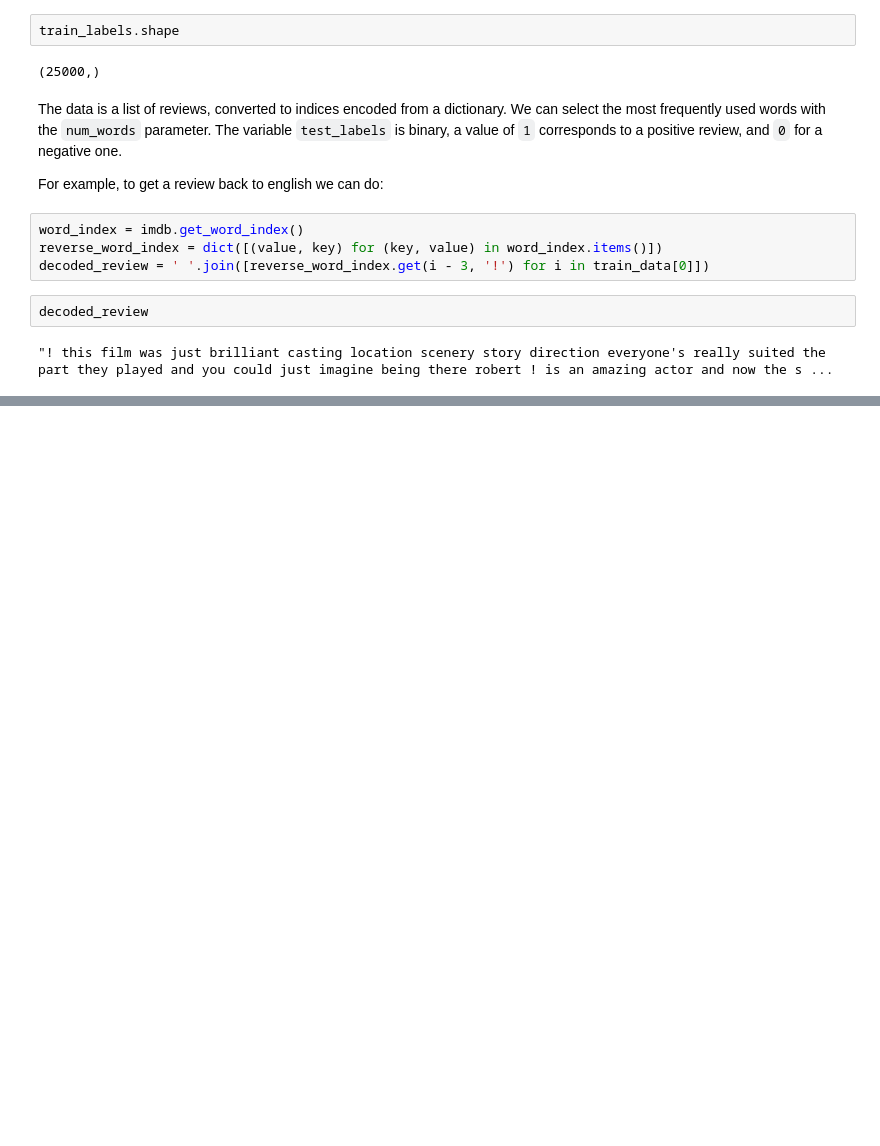
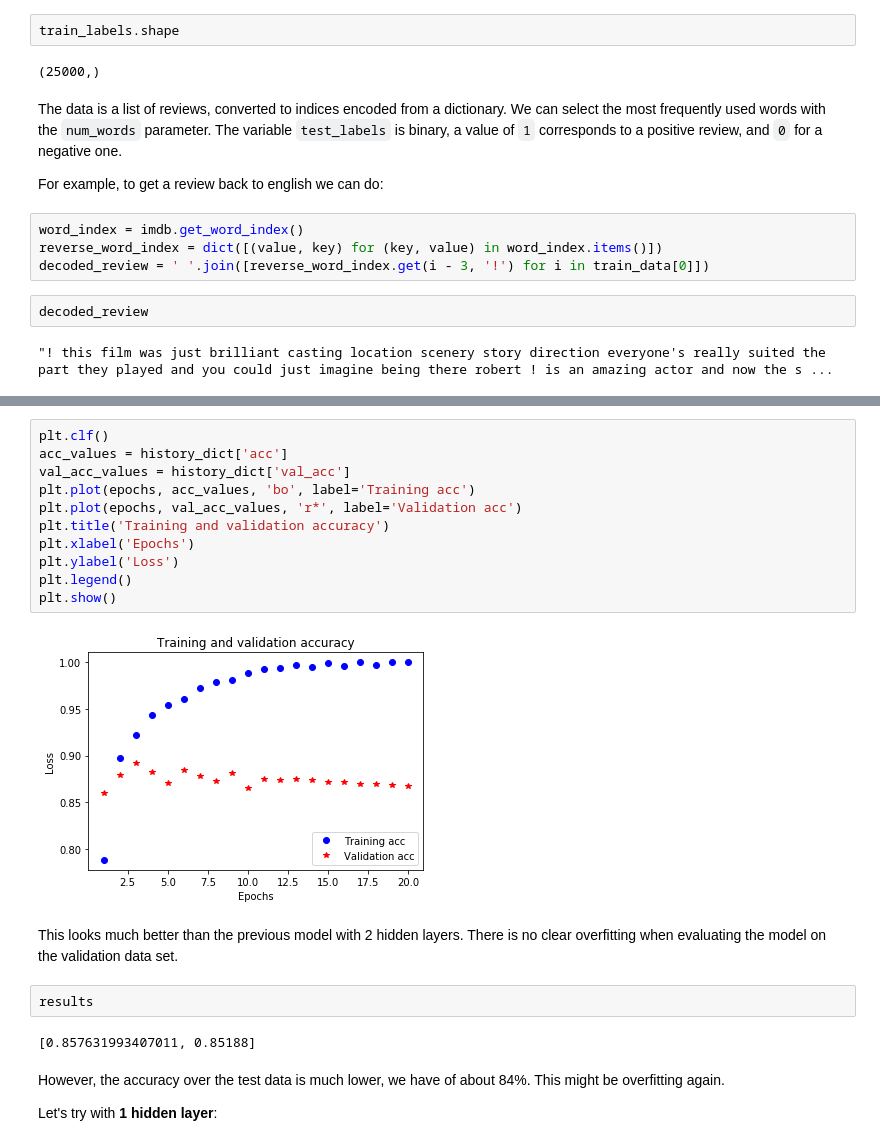
Before and after one commit to fd0livar/DL_python_tf_keras, a Jupyter notebook: Classif_binary_imdb.ipynb, the cells around one changed output, grey strips where cells are left out. Cells and saved outputs as stored; diff of their text form; blank space fills up the shorter version.

```diff
--- a/Classif_binary_imdb.ipynb
+++ b/Classif_binary_imdb.ipynb
@@ -39,0 +262,23 @@ As we can't pass list of integer to a NN, we have to transform them into tensors
+# %%
+plt.clf()
+acc_values = history_dict['acc']
+val_acc_values = history_dict['val_acc']
+plt.plot(epochs, acc_values, 'bo', label='Training acc')
+plt.plot(epochs, val_acc_values, 'r*', label='Validation acc')
+plt.title('Training and validation accuracy')
+plt.xlabel('Epochs')
+plt.ylabel('Loss')
+plt.legend()
+plt.show()
+# %% [output]
+[figure, added]
+# %% [markdown]
+This looks much better than the previous model with 2 hidden layers. There is no clear overfitting when evaluating the model on the validation data set.
+# %%
+results
+# %% [output]
+[0.857631993407011, 0.85188]
+# %% [markdown]
+However, the accuracy over the test data is much lower, we have of about 84%. This might be overfitting again.
+
+Let's try with **1 hidden layer**:
```
Also changed, not shown: parts of 49 cells of this notebook.
